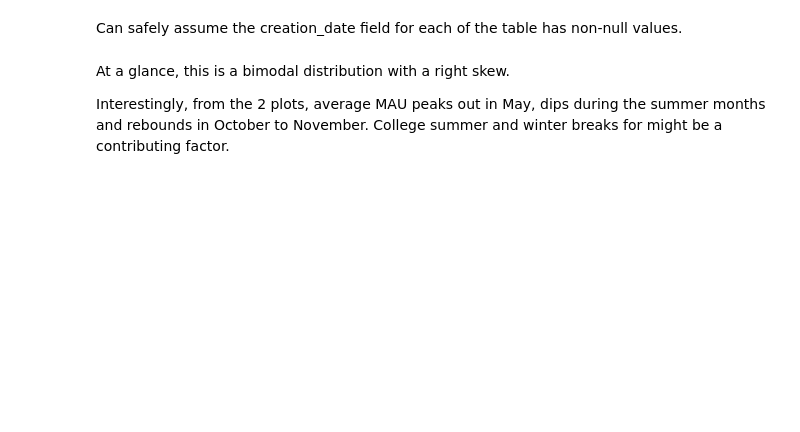
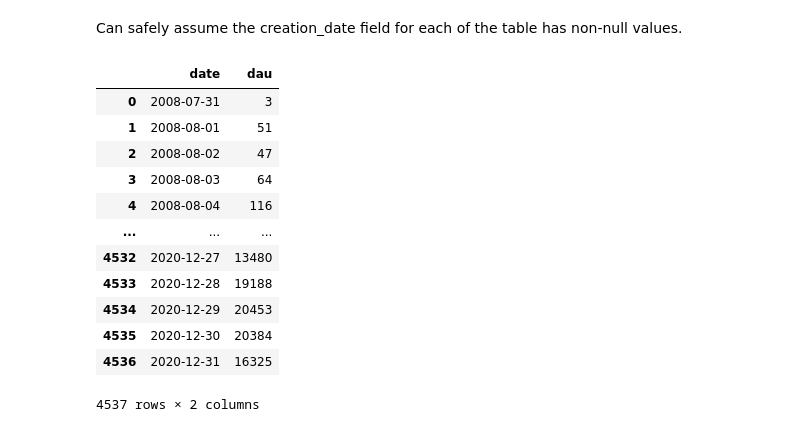
Before and after one commit to mbo0000/Personal-Projects, a Jupyter notebook: StackoverflowCaseStudy/sof_case_study.ipynb, the cells around one changed output. Cells and saved outputs as stored; diff of their text form; code cells hidden in the pictures; blank space fills up the shorter version.

```diff
--- a/StackoverflowCaseStudy/sof_case_study.ipynb
+++ b/StackoverflowCaseStudy/sof_case_study.ipynb
@@ -145,18 +249,31 @@ except NotFound:
                         """
     view = client.create_table(view)
 # %%
-# exclusion of 2021 due to incomplete data.
+
 query = """
-        Select
-            year,
-            month,
-            COUNT(DISTINCT owner_user_id) AS active_users
-        FROM `portfolio-331917.stored_views.active_users`
-        Where
-            year < 2021 -- no difference applying filter before or after agg
-        GROUP BY 1,2
-        ORDER BY 1,2;
+            SELECT
+                date,
+                COUNT(DISTINCT owner_user_id) AS dau
+            FROM `portfolio-331917.stored_views.active_users`
+            WHERE
+                EXTRACT(YEAR FROM date) < 2021 -- no difference applying filter before or after agg
+            GROUP BY 1
+            ORDER BY 1
         """
 
 result = getQueryAsDF(query)
-result.head()
+result
+# %% [output]
+|  | date | dau |
+| 0 | 2008-07-31 | 3 |
+| 1 | 2008-08-01 | 51 |
+| 2 | 2008-08-02 | 47 |
+| 3 | 2008-08-03 | 64 |
+| 4 | 2008-08-04 | 116 |
+| ... | ... | ... |
+| 4532 | 2020-12-27 | 13480 |
+| 4533 | 2020-12-28 | 19188 |
+| 4534 | 2020-12-29 | 20453 |
+| 4535 | 2020-12-30 | 20384 |
+| 4536 | 2020-12-31 | 16325 |
+4537 rows × 2 columns
@@ -184,4 +279,0 @@ plt.title('Overall Average of MAU < 2021')
-# %% [markdown]
-At a glance, this is a bimodal distribution with a right skew.
-
-Interestingly, from the 2 plots, average MAU peaks out in May, dips during the summer months and rebounds in October to November. College summer and winter breaks for might be a contributing factor.
```
Also changed, not shown: parts of 20 cells of this notebook.
